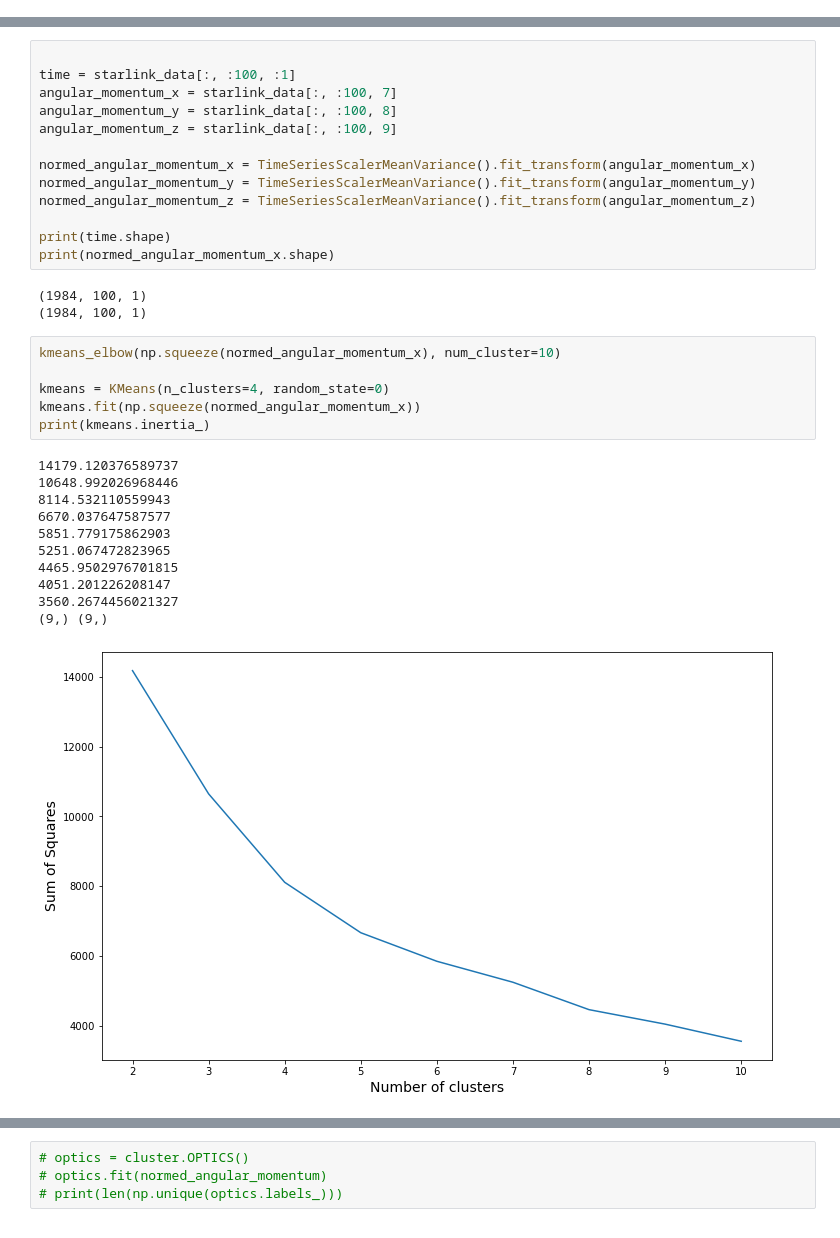
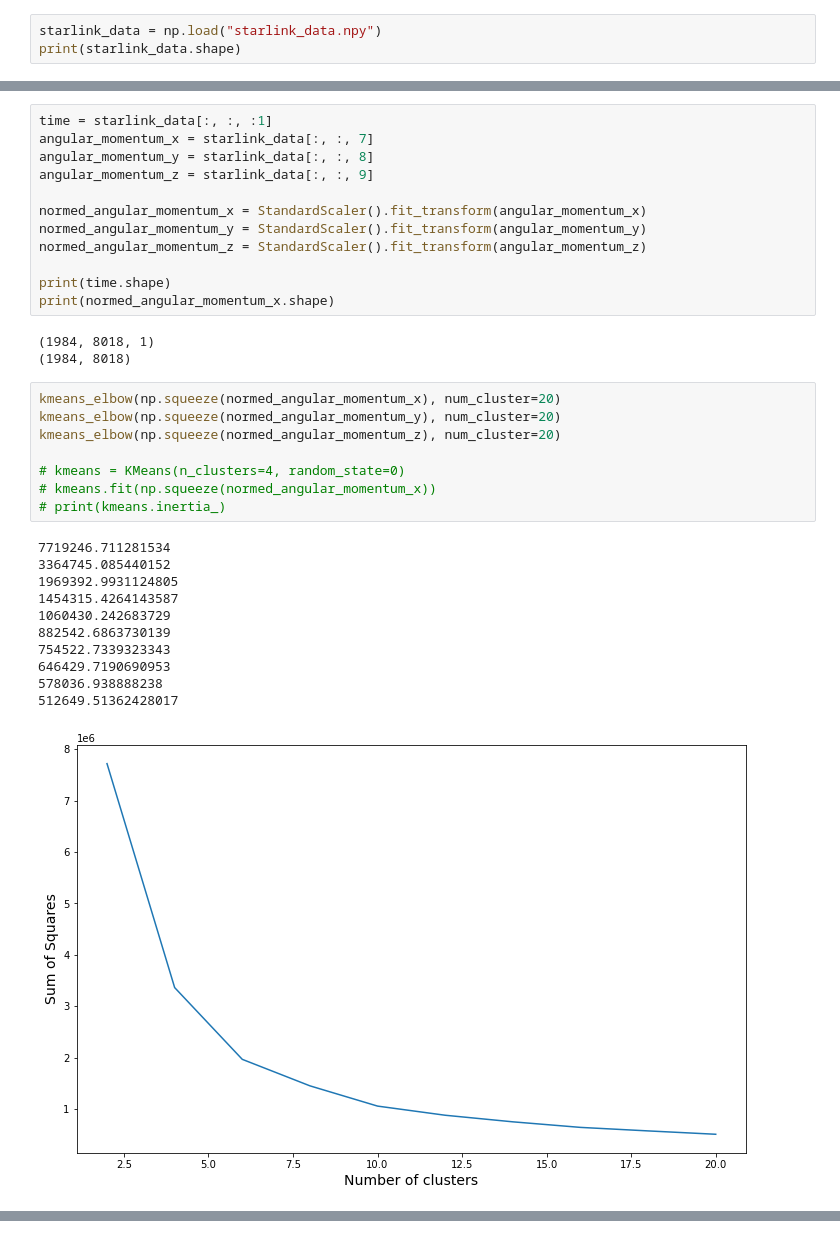
Before and after one commit to tphanmt/StarlinkML, a Jupyter notebook: cluster.ipynb, the cells around one changed output, grey strips where cells are left out. Cells and saved outputs as stored; diff of their text form.

Commit message:
Add KMeans and OPTICS clustering

```diff
--- a/cluster.ipynb
+++ b/cluster.ipynb
@@ -29,0 +7,3 @@ print(starlink_data.shape)
+# %%
+starlink_data = np.load("starlink_data.npy")
+print(starlink_data.shape)
@@ -97,34 +31,35 @@ fig.subplots_adjust(hspace=0)
 # %%
+time = starlink_data[:, :, :1]
+angular_momentum_x = starlink_data[:, :, 7]
+angular_momentum_y = starlink_data[:, :, 8]
+angular_momentum_z = starlink_data[:, :, 9]
 
-time = starlink_data[:, :100, :1]
-angular_momentum_x = starlink_data[:, :100, 7]
-angular_momentum_y = starlink_data[:, :100, 8]
-angular_momentum_z = starlink_data[:, :100, 9]
-
-normed_angular_momentum_x = TimeSeriesScalerMeanVariance().fit_transform(angular_momentum_x)
-normed_angular_momentum_y = TimeSeriesScalerMeanVariance().fit_transform(angular_momentum_y)
-normed_angular_momentum_z = TimeSeriesScalerMeanVariance().fit_transform(angular_momentum_z)
+normed_angular_momentum_x = StandardScaler().fit_transform(angular_momentum_x)
+normed_angular_momentum_y = StandardScaler().fit_transform(angular_momentum_y)
+normed_angular_momentum_z = StandardScaler().fit_transform(angular_momentum_z)
 
 print(time.shape)
 print(normed_angular_momentum_x.shape)
 # %% [output]
-(1984, 100, 1)
-(1984, 100, 1)
+(1984, 8018, 1)
+(1984, 8018)
 # %%
-kmeans_elbow(np.squeeze(normed_angular_momentum_x), num_cluster=10)
+kmeans_elbow(np.squeeze(normed_angular_momentum_x), num_cluster=20)
+kmeans_elbow(np.squeeze(normed_angular_momentum_y), num_cluster=20)
+kmeans_elbow(np.squeeze(normed_angular_momentum_z), num_cluster=20)
 
-kmeans = KMeans(n_clusters=4, random_state=0)
-kmeans.fit(np.squeeze(normed_angular_momentum_x))
-print(kmeans.inertia_)
+# kmeans = KMeans(n_clusters=4, random_state=0)
+# kmeans.fit(np.squeeze(normed_angular_momentum_x))
+# print(kmeans.inertia_)
 # %% [output]
-14179.120376589737
-10648.992026968446
-8114.532110559943
-6670.037647587577
-5851.779175862903
-5251.067472823965
-4465.9502976701815
-4051.201226208147
-3560.2674456021327
-(9,) (9,)
+7719246.711281534
+3364745.085440152
+1969392.9931124805
+1454315.4264143587
+1060430.242683729
+882542.6863730139
+754522.7339323343
+646429.7190690953
+578036.938888238
+512649.51362428017
-[figure, old version]
+[figure, new version]
@@ -132,4 +87,0 @@ print(kmeans.inertia_)
-# %%
-# optics = cluster.OPTICS()
-# optics.fit(normed_angular_momentum)
-# print(len(np.unique(optics.labels_)))
```
Also changed, not shown: parts of 10 cells of this notebook.
